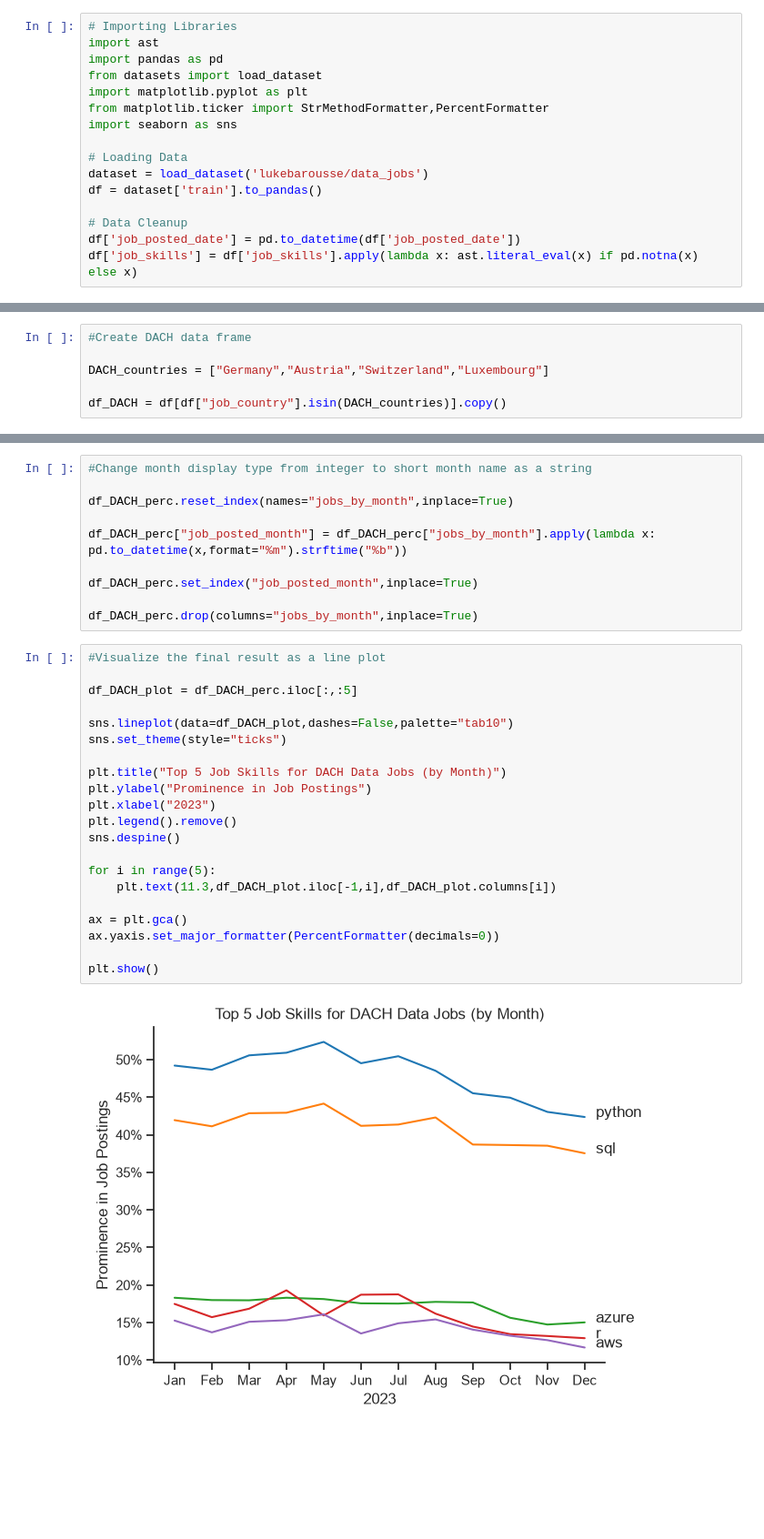
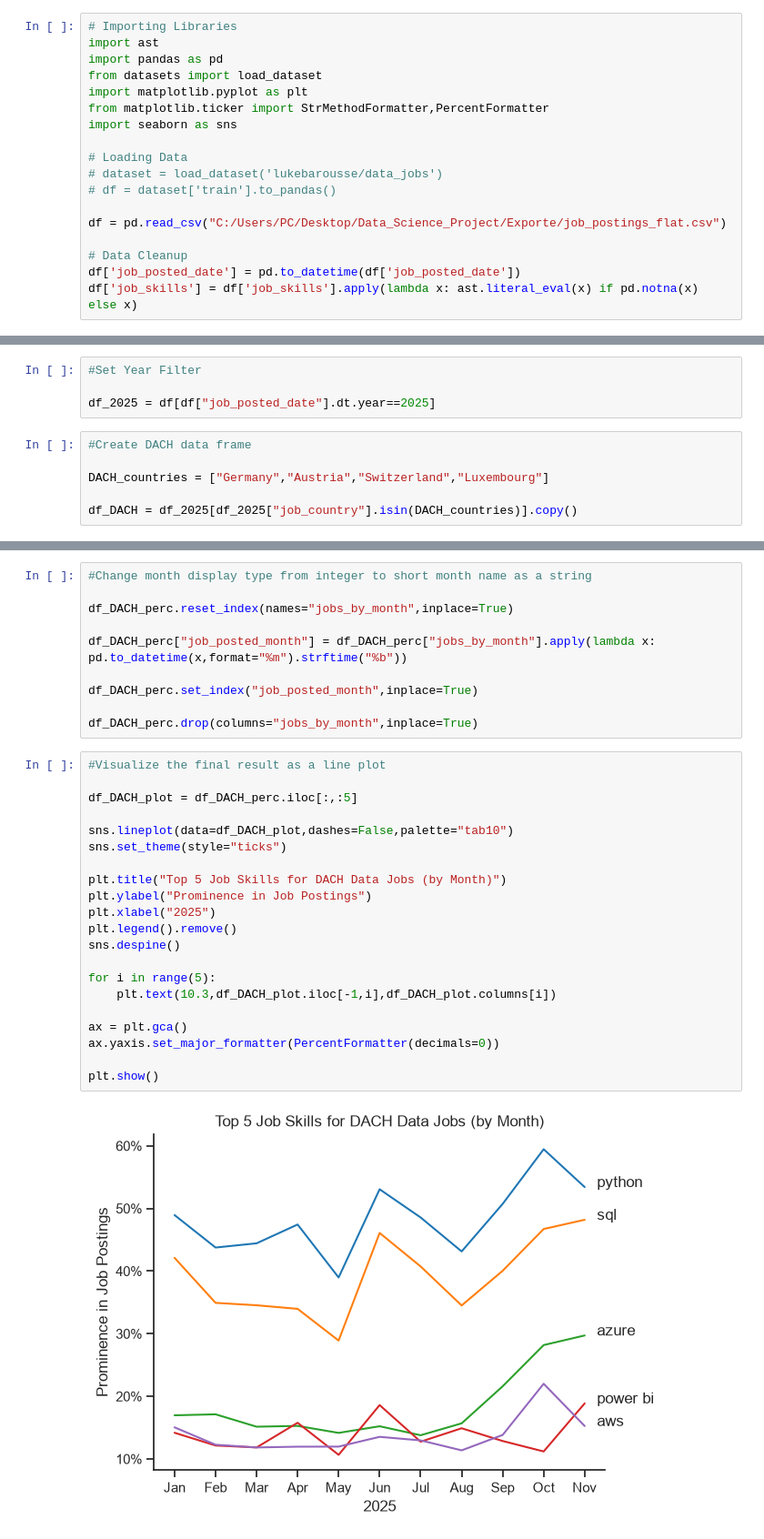
Before and after one commit to fallerdavid98-ai/Data_Analysis_Project, a Jupyter notebook: 3_Project/3_Skills_Trend.ipynb, the cells around one changed output, grey strips where cells are left out. Shown at 91% size. Drawn from its saved outputs; the diff is of its cells as text; blank space fills up the shorter version.

```diff
--- a/3_Project/3_Skills_Trend.ipynb
+++ b/3_Project/3_Skills_Trend.ipynb
@@ -8,8 +8,10 @@ from matplotlib.ticker import StrMethodFormatter,PercentFormatter
 import seaborn as sns
 
 # Loading Data
-dataset = load_dataset('lukebarousse/data_jobs')
-df = dataset['train'].to_pandas()
+# dataset = load_dataset('lukebarousse/data_jobs')
+# df = dataset['train'].to_pandas()
+
+df = pd.read_csv("C:/Users/PC/Desktop/Data_Science_Project/Exporte/job_postings_flat.csv")
 
 # Data Cleanup
 df['job_posted_date'] = pd.to_datetime(df['job_posted_date'])
@@ -19,9 +19,13 @@ Warning: You are sending unauthenticated requests to the HF Hub. Please set a HF
+# %%
+#Set Year Filter
+
+df_2025 = df[df["job_posted_date"].dt.year==2025]
 # %%
 #Create DACH data frame
 
 DACH_countries = ["Germany","Austria","Switzerland","Luxembourg"]
 
-df_DACH = df[df["job_country"].isin(DACH_countries)].copy()
+df_DACH = df_2025[df_2025["job_country"].isin(DACH_countries)].copy()
 # %%
 #Create numerical column for months
 
@@ -67,23 +71,23 @@ df_DACH_perc.drop(columns="jobs_by_month",inplace=True)
 # %%
 #Visualize the final result as a line plot
 
 df_DACH_plot = df_DACH_perc.iloc[:,:5]
 
 sns.lineplot(data=df_DACH_plot,dashes=False,palette="tab10")
 sns.set_theme(style="ticks")
 
 plt.title("Top 5 Job Skills for DACH Data Jobs (by Month)")
 plt.ylabel("Prominence in Job Postings")
-plt.xlabel("2023")
+plt.xlabel("2025")
 plt.legend().remove()
 sns.despine()
 
 for i in range(5):
-    plt.text(11.3,df_DACH_plot.iloc[-1,i],df_DACH_plot.columns[i])
+    plt.text(10.3,df_DACH_plot.iloc[-1,i],df_DACH_plot.columns[i])
 
 ax = plt.gca()
 ax.yaxis.set_major_formatter(PercentFormatter(decimals=0))
 
 plt.show()
 # %% [output]
-[figure, old version]
+[figure, new version]
```
Also changed, not shown: parts of 1 cell of this notebook, 13 other files.
